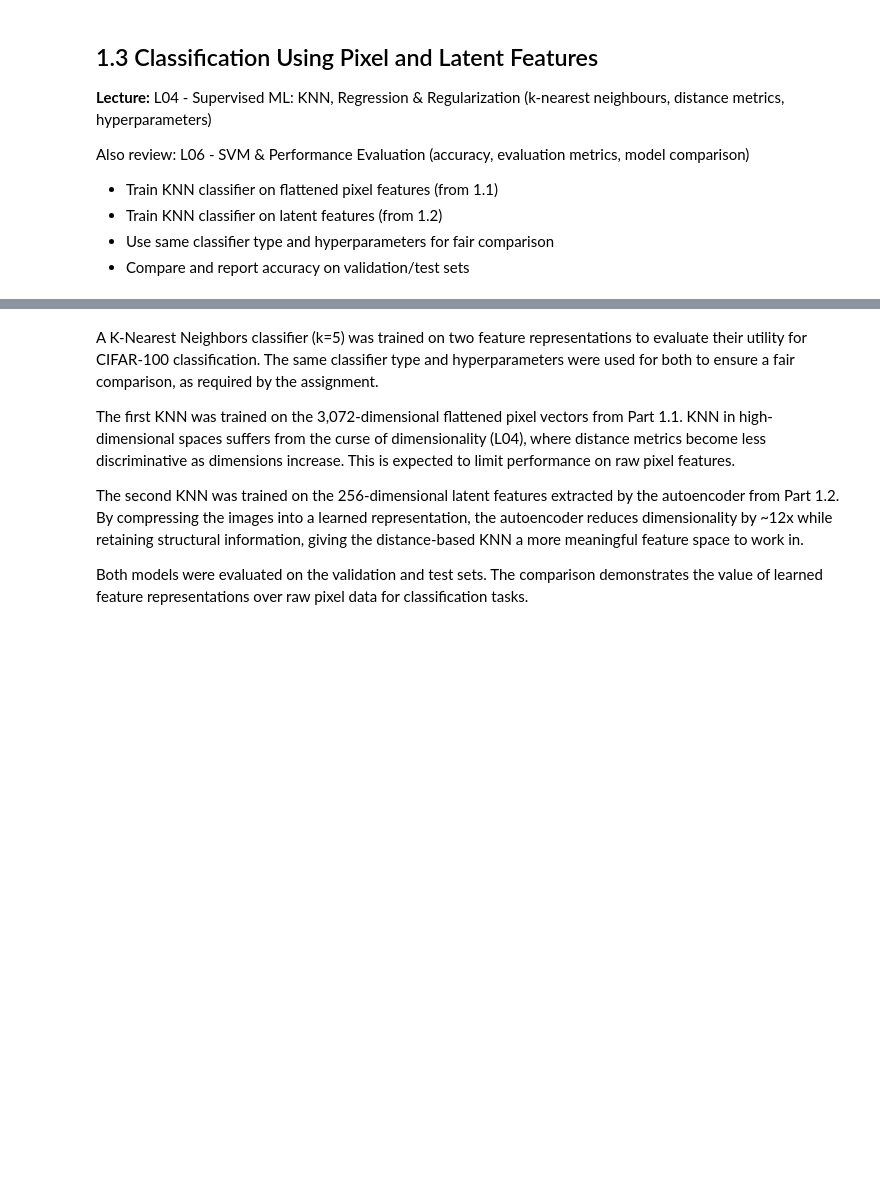
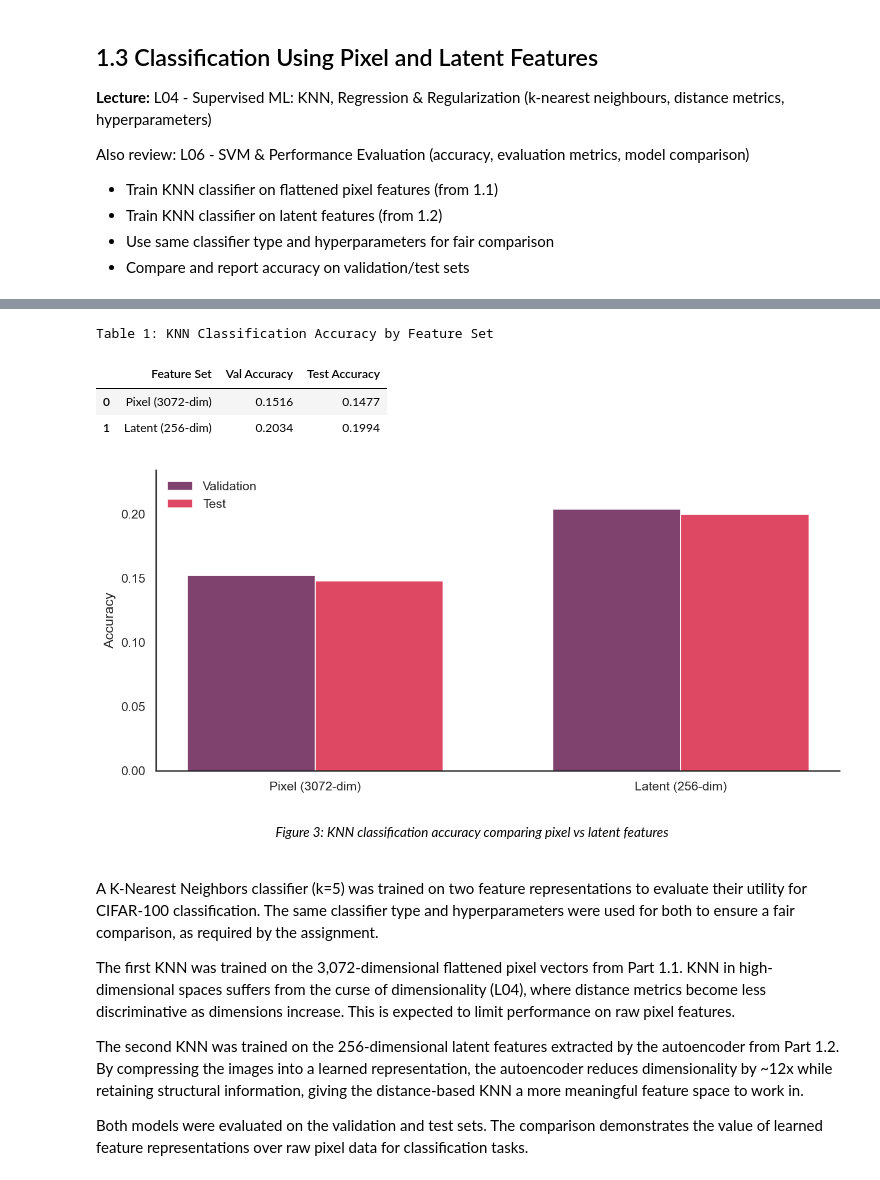
Before and after one commit to PontusNeumann/CBS-Spring26, a Jupyter notebook: ML/assignments/ML MA3/pn_ml3.ipynb, the cells around one changed output, grey strips where cells are left out. Cells and saved outputs as stored; diff of their text form; code cells hidden in the pictures; blank space fills up the shorter version.

```diff
--- a/ML/assignments/ML MA3/pn_ml3.ipynb
+++ b/ML/assignments/ML MA3/pn_ml3.ipynb
@@ -360,28 +401,40 @@ print(f"KNN on latent features — Val accuracy: {latent_val_acc:.4f}, Test accu
 # %%
 # Compare results side by side
 results = pd.DataFrame({
     "Feature Set": ["Pixel (3072-dim)", "Latent (256-dim)"],
     "Val Accuracy":  [pixel_val_acc,  latent_val_acc],
     "Test Accuracy": [pixel_test_acc, latent_test_acc]
 })
-print(results.to_string(index=False))
+
+# Styled table with caption above
+styled = table_style(
+    results.style.format({"Val Accuracy": "{:.4f}", "Test Accuracy": "{:.4f}"}),
+    1, "KNN Classification Accuracy by Feature Set"
+)
+display(styled)
 
 # Bar chart comparison
 fig, ax = plt.subplots(figsize=(FIG_W, 4), constrained_layout=True)
 x_pos = range(len(results))
 width = 0.35
 ax.bar([p - width/2 for p in x_pos], results["Val Accuracy"],  width,
        label="Validation", color=PAL_10[7], alpha=0.85)
 ax.bar([p + width/2 for p in x_pos], results["Test Accuracy"], width,
        label="Test", color=PAL_10[4], alpha=0.85)
 ax.set_xticks(list(x_pos))
 ax.set_xticklabels(results["Feature Set"])
 ax.set_ylabel("Accuracy")
-ax.set_title("KNN Classification: Pixel vs Latent Features")
 ax.legend(frameon=False)
 ax.set_ylim(0, max(results[["Val Accuracy", "Test Accuracy"]].max()) * 1.15)
 clean_ax(ax)
-plt.show()
+fig_caption(fig, 3, "KNN classification accuracy comparing pixel vs latent features")
+# %% [output]
+Table 1: KNN Classification Accuracy by Feature Set
+|  | Feature Set | Val Accuracy | Test Accuracy |
+| 0 | Pixel (3072-dim) | 0.1516 | 0.1477 |
+| 1 | Latent (256-dim) | 0.2034 | 0.1994 |
+[figure, added]
+Figure 3: KNN classification accuracy comparing pixel vs latent features
 # %% [markdown]
 A K-Nearest Neighbors classifier (k=5) was trained on two feature representations to evaluate their utility for CIFAR-100 classification. The same classifier type and hyperparameters were used for both to ensure a fair comparison, as required by the assignment.
 
```
Also changed, not shown: parts of 13 cells of this notebook, 5 other files.
